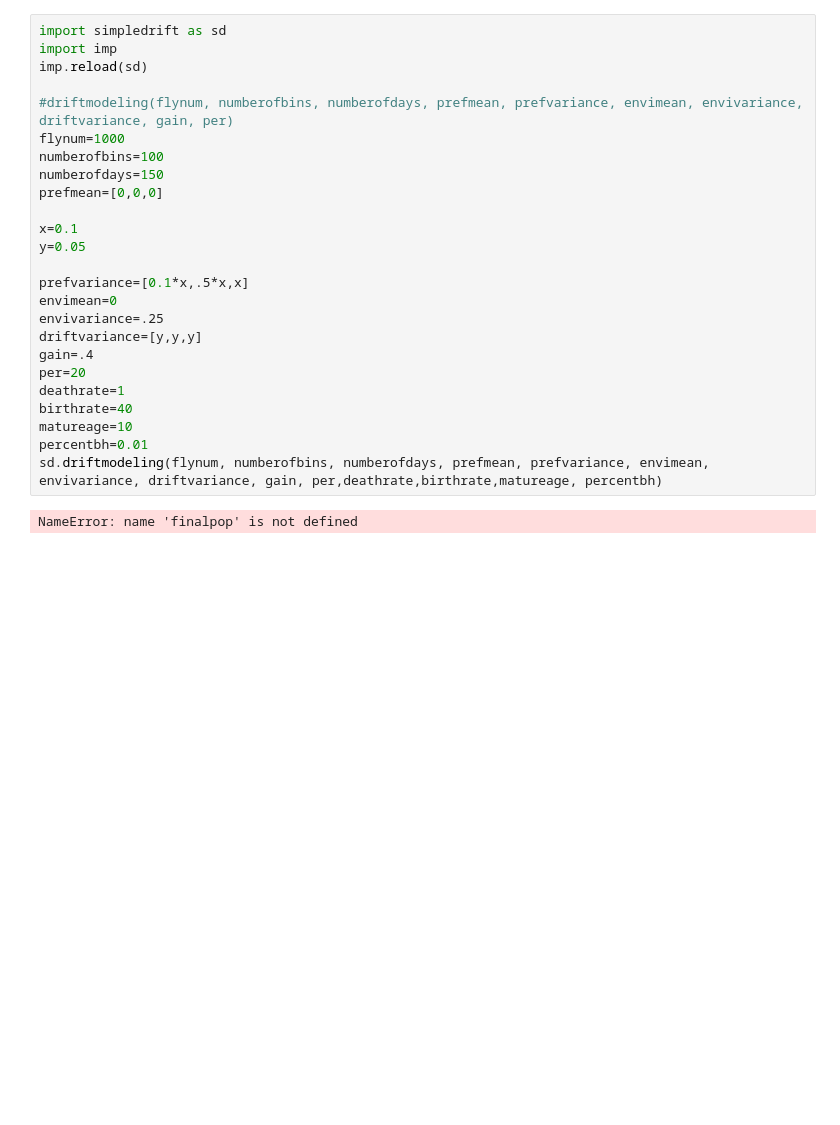
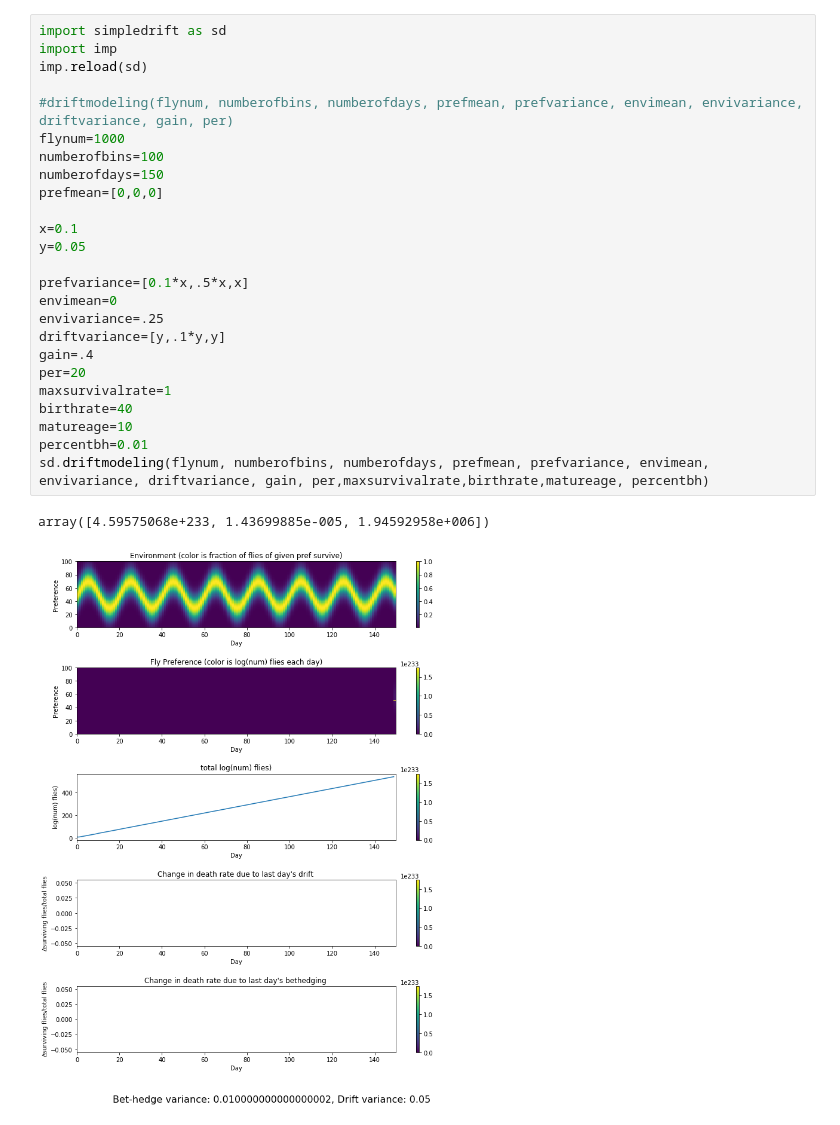
Before and after one commit to ryantmaloney/Simplified-Drift-Modeling, a Jupyter notebook: driftmodeling.ipynb, the cells around one changed output. Drawn from its saved outputs; the diff is of its cells as text; blank space fills up the shorter version.

```diff
--- a/driftmodeling.ipynb
+++ b/driftmodeling.ipynb
@@ -7,27 +7,28 @@ SyntaxError: 'return' outside function (simpledrift.py, line 117)
 # %%
 import simpledrift as sd
 import imp
 imp.reload(sd)
 
 #driftmodeling(flynum, numberofbins, numberofdays, prefmean, prefvariance, envimean, envivariance, driftvariance, gain, per)
 flynum=1000
 numberofbins=100
 numberofdays=150
 prefmean=[0,0,0]
 
 x=0.1
 y=0.05
 
 prefvariance=[0.1*x,.5*x,x]
 envimean=0
 envivariance=.25
-driftvariance=[y,y,y]
+driftvariance=[y,.1*y,y]
 gain=.4
 per=20
-deathrate=1
+maxsurvivalrate=1
 birthrate=40
 matureage=10
 percentbh=0.01
-sd.driftmodeling(flynum, numberofbins, numberofdays, prefmean, prefvariance, envimean, envivariance, driftvariance, gain, per,deathrate,birthrate,matureage, percentbh)
+sd.driftmodeling(flynum, numberofbins, numberofdays, prefmean, prefvariance, envimean, envivariance, driftvariance, gain, per,maxsurvivalrate,birthrate,matureage, percentbh)
 # %% [output]
-NameError: name 'finalpop' is not defined
+array([4.59575068e+233, 1.43699885e-005, 1.94592958e+006])
+[figure, added]
```
Also changed, not shown: parts of 2 cells of this notebook, 2 other files.
